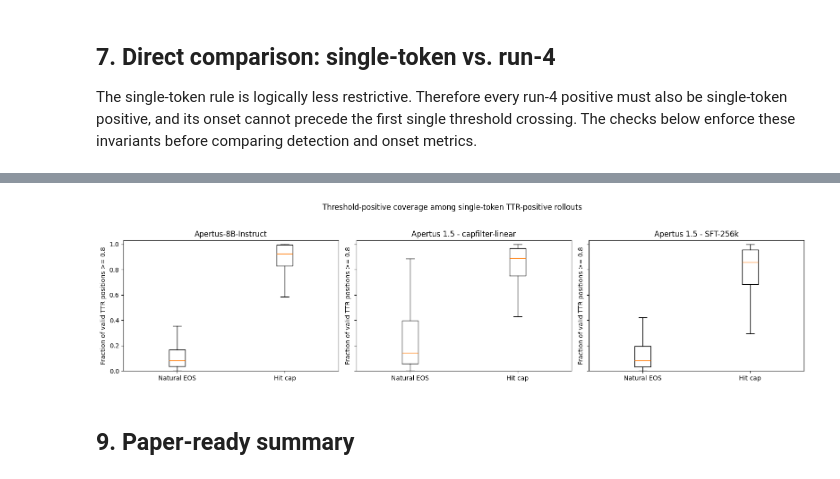
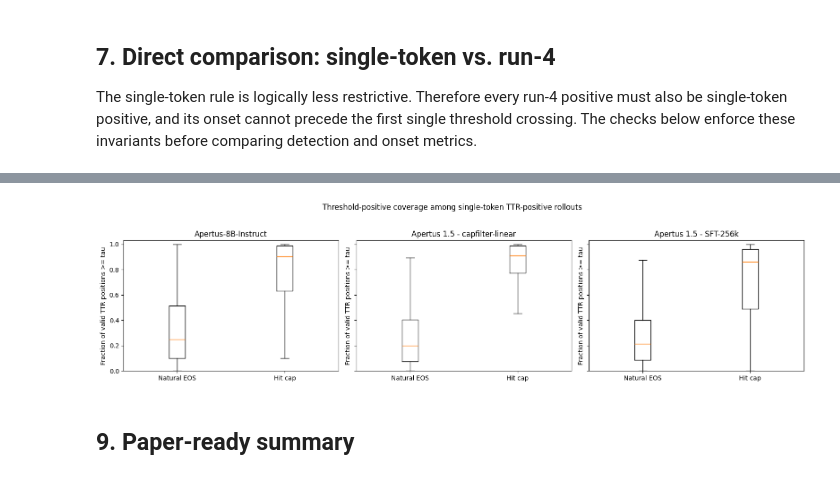
Before and after one commit to swiss-ai/degeneration-probe, a Jupyter notebook: notebooks/ttr_inspection.ipynb, the cells around one changed output, grey strips where cells are left out. Drawn from its saved outputs; the diff is of its cells as text; code cells hidden in the pictures.

```diff
--- a/notebooks/ttr_inspection.ipynb
+++ b/notebooks/ttr_inspection.ipynb
@@ -280,13 +371,5 @@ Domain-level rows with very few judge-negative examples can have unstable precis
 # %%
-domain_completion_rows = []
-for model, population in populations.items():
-    for domain, group in population.groupby("domain", sort=True):
-        domain_completion_rows.append({
-            "dataset_build": model, "domain": domain,
-            **binary_metrics(group, "ttr_run4_flag"),
-        })
-run4_domain_completion_df = pd.DataFrame(domain_completion_rows).set_index(["dataset_build", "domain"])
-display(run4_domain_completion_df[["n", "TP", "FP", "TN", "FN", "precision", "recall", "accuracy"]].style.format({
-    "precision": "{:.3f}", "recall": "{:.3f}", "accuracy": "{:.3f}",
-}))
+for model, per_domain in run4_per_domain.items():
+    print(model)
+    display(per_domain)
 # %% [output]
@@ -777,6 +924,6 @@ How much later the run-4 rule fires than the first threshold crossing
 # %%
 comparison_plot_df = (
-    comparison_metrics_df[["precision", "recall", "accuracy", "f1"]]
+    comparison_metrics_df[["precision", "recall", "accuracy", "balanced_accuracy"]]
     .reset_index()
     .melt(id_vars=["rule", "dataset_build"], var_name="metric", value_name="value")
 )
@@ -784,14 +931,14 @@ fig, axes = plt.subplots(1, 3, figsize=(15, 4.5), sharey=True)
 for ax, model in zip(axes, DATASETS):
     sub = comparison_plot_df[comparison_plot_df["dataset_build"].eq(model)]
     pivot = sub.pivot(index="metric", columns="rule", values="value")
-    pivot.loc[["precision", "recall", "f1", "accuracy"]].plot.bar(ax=ax, ylim=(0, 1.03))
+    pivot.loc[["precision", "recall", "balanced_accuracy", "accuracy"]].plot.bar(ax=ax, ylim=(0, 1.03))
     ax.set_title(model)
     ax.set_xlabel("")
     ax.set_ylabel("score")
     ax.grid(axis="y", alpha=0.25)
     ax.tick_params(axis="x", rotation=25)
     ax.legend(title="rule", loc="lower right")
-fig.suptitle("Completion-level trade-off between TTR rules", y=1.03)
+fig.suptitle("Completion-level trade-off between TTR rules (ALL domains, pooled, test split)", y=1.03)
 plt.tight_layout()
 plt.show()
 # %% [output]
@@ -805,5 +952,5 @@ Only finite `repetition_score` positions are eligible: the final 255 positions a
 # %%
-def token_level_ttr_stats(scores, threshold=TTR_THRESHOLD):
+def token_level_ttr_stats(scores, threshold):
     values = np.asarray(scores, dtype=float)
     finite = np.isfinite(values)
     positive = finite & (values >= threshold)
@@ -817,44 +964,24 @@ def token_level_ttr_stats(scores, threshold=TTR_THRESHOLD):
     }
 
 
-# Boundary/masking checks: NaNs are ineligible and equality at 0.8 is positive.
-assert token_level_ttr_stats([np.nan, 0.79, 0.8]) == {
+# Boundary/masking checks: NaNs are ineligible and equality at the threshold is positive.
+assert token_level_ttr_stats([np.nan, 0.79, 0.8], threshold=0.8) == {
     "n_valid_ttr_tokens": 2,
     "n_positive_ttr_tokens": 1,
     "positive_ttr_fraction": 0.5,
     "ttr_single_flag": True,
 }
-assert token_level_ttr_stats([np.nan, 0.79])["ttr_single_flag"] is False
+assert token_level_ttr_stats([np.nan, 0.79], threshold=0.8)["ttr_single_flag"] is False
 
+ttr_context_rows = []
+for model, population in full_populations.items():
+    tau = TAU[model]
+    stats = population["repetition_score"].apply(lambda scores: token_level_ttr_stats(scores, threshold=tau))
+    population = pd.concat([population, pd.DataFrame(stats.tolist(), index=population.index)], axis=1)
+    population["termination"] = np.where(population["stop_reason"].eq("eos"), "Natural EOS", "Hit token cap")
+    assert (population["ttr_single_flag"] == population["n_positive_ttr_tokens"].gt(0)).all()
+    full_populations[model] = population  # keep the computed columns for the plot below
 
-def load_full_ttr_population(root):
-    generations = read_domain_shards(
-        root, "generations", KEY + ["num_tokens", "stop_reason"],
-    )
-    labels = read_domain_shards(root, "labels", KEY + ["repetition_score"])
-    assert not generations.duplicated(KEY).any(), "Duplicate generation keys"
-    assert not labels.duplicated(KEY).any(), "Duplicate label keys"
-    population = generations.merge(labels, on=KEY, how="inner", validate="one_to_one")
-    assert len(population) == len(generations) == len(labels), "Generation/label key mismatch"
-    assert population["stop_reason"].isin(["eos", "length"]).all()
-    assert all(len(scores) == n for scores, n in zip(population["repetition_score"], population["num_tokens"]))
-
-    stats = population["repetition_score"].apply(token_level_ttr_stats)
-    population = pd.concat(
-        [population, pd.DataFrame(stats.tolist(), index=population.index)], axis=1,
-    )
-    population["termination"] = np.where(
-        population["stop_reason"].eq("eos"), "Natural EOS", "Hit token cap"
-    )
-    assert (population["ttr_single_flag"] == population["n_positive_ttr_tokens"].gt(0)).all()
-    return population
-
-
-full_ttr_populations = {
-    model: load_full_ttr_population(spec["root"]) for model, spec in DATASETS.items()
-}
-ttr_context_rows = []
-for model, population in full_ttr_populations.items():
     for termination in ["Natural EOS", "Hit token cap"]:
         group = population[population["termination"].eq(termination)]
         flagged = group[group["ttr_single_flag"]]
@@ -881,6 +1008,7 @@ for model in DATASETS:
     ].iloc[0]
     ttr_context_records.append({
         "dataset_build": model,
+        "tau": TAU[model],
         "eos_n": int(eos["n_rollouts"]),
         "eos_flag_rate": eos["flag_rate"],
         "eos_median_positive_tokens": eos["median_positive_tokens_flagged"],
@@ -900,7 +1028,7 @@ display(ttr_context_df.style.format({
 }))
 
 fig, axes = plt.subplots(1, len(DATASETS), figsize=(16, 4), sharey=True)
-for ax, (model, population) in zip(axes, full_ttr_populations.items()):
+for ax, (model, population) in zip(axes, full_populations.items()):
     flagged = population[population["ttr_single_flag"]]
     values = [
         flagged.loc[flagged["termination"].eq(termination), "positive_ttr_fraction"]
@@ -908,7 +1036,7 @@ for ax, (model, population) in zip(axes, full_ttr_populations.items()):
     ]
     ax.boxplot(values, tick_labels=["Natural EOS", "Hit cap"], showfliers=False)
     ax.set_title(model)
-    ax.set_ylabel("Fraction of valid TTR positions >= 0.8")
+    ax.set_ylabel("Fraction of valid TTR positions >= tau")
     ax.set_ylim(0, 1.03)
 fig.suptitle("Threshold-positive coverage among single-token TTR-positive rollouts", y=1.03)
 fig.tight_layout()
@@ -922,4 +1050,4 @@ plt.show()
-[figure, old version]
+[figure, new version]
 # %% [markdown]
 ## 9. Paper-ready summary
 # %%
```
Also changed, not shown: parts of 32 cells of this notebook, 5 other files.
